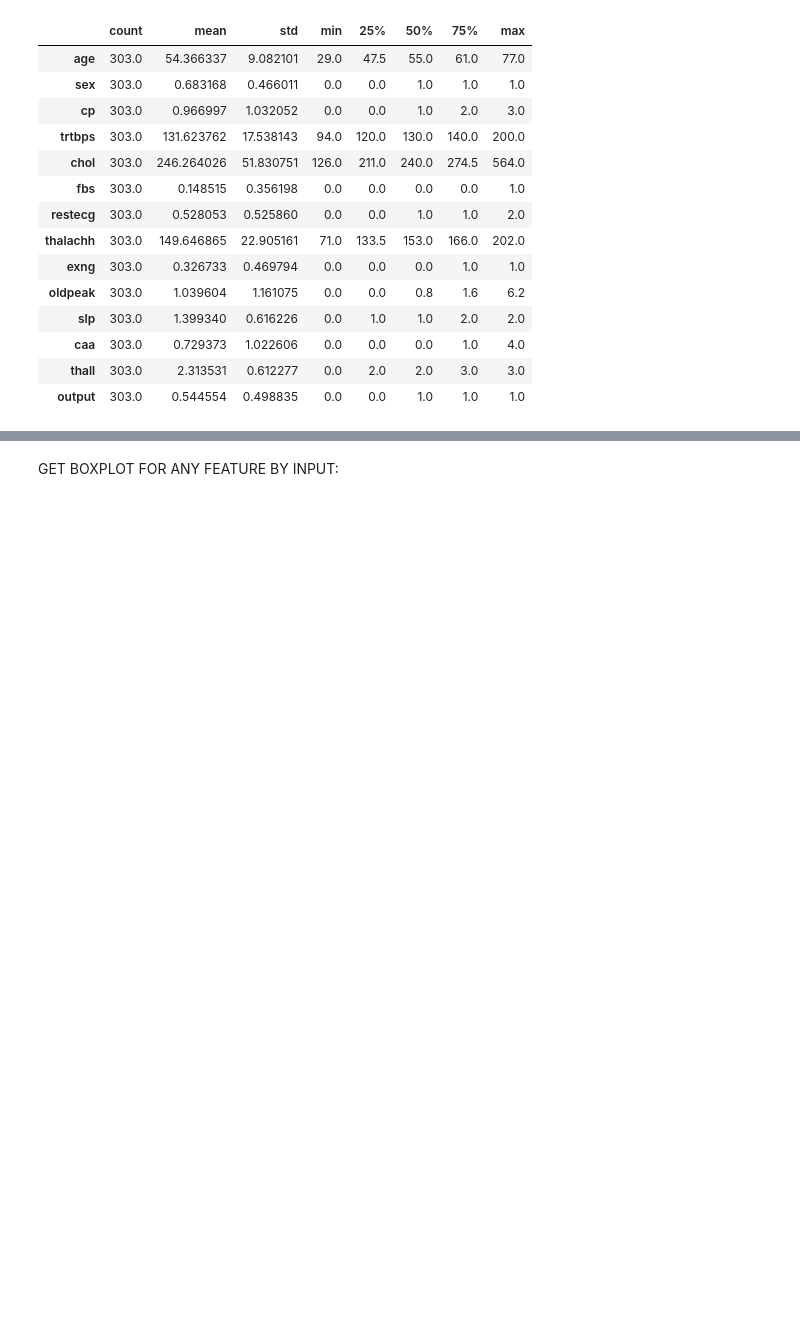
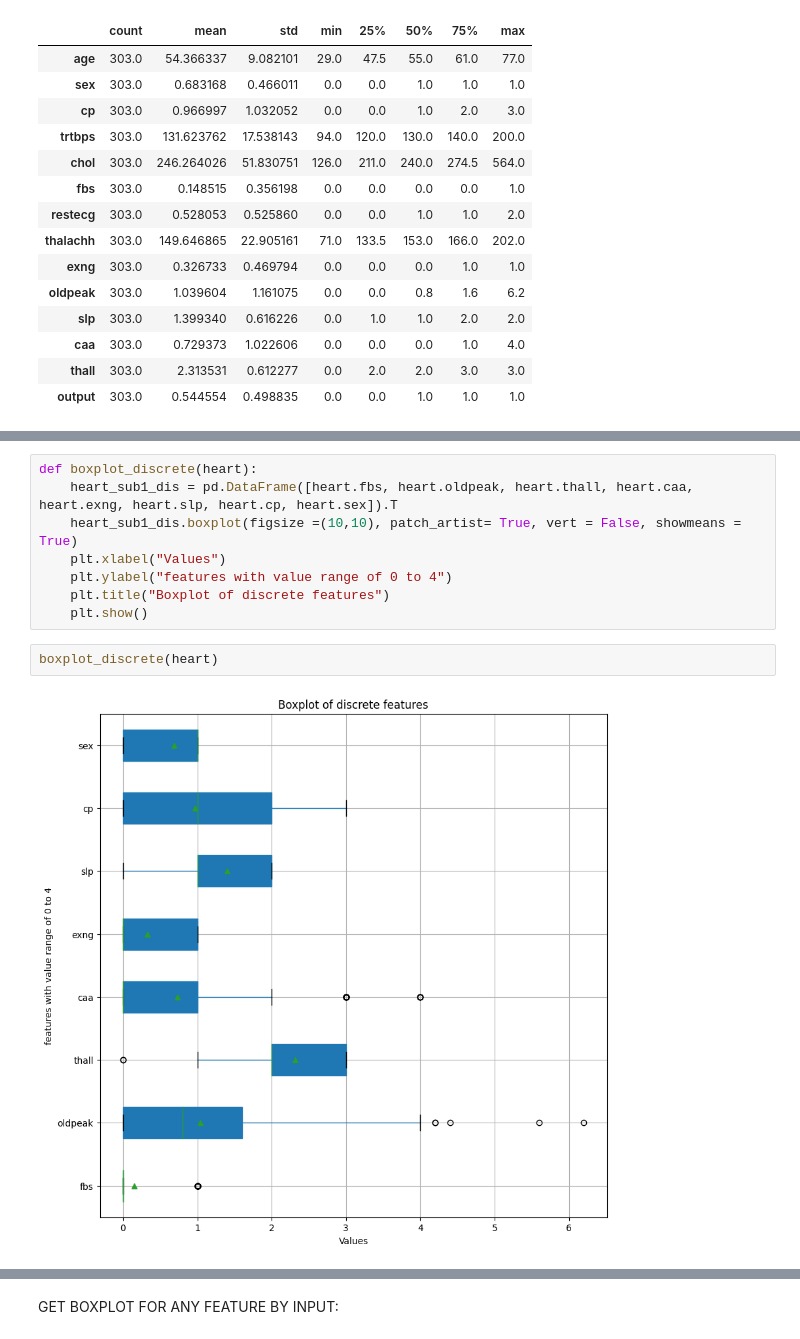
Before and after one commit to kruthi-sb/Cardiac_Events_ML, a Jupyter notebook: preprocessing/outliners.ipynb, the cells around one changed output, grey strips where cells are left out. Saved outputs shown, nothing was run; the diff lists cells and outputs as text; blank space fills up the shorter version.

```diff
--- a/preprocessing/outliners.ipynb
+++ b/preprocessing/outliners.ipynb
@@ -85,0 +74,12 @@ heart.boxplot(figsize=(12,10))
+# %%
+def boxplot_discrete(heart):
+    heart_sub1_dis = pd.DataFrame([heart.fbs, heart.oldpeak, heart.thall, heart.caa, heart.exng, heart.slp, heart.cp, heart.sex]).T
+    heart_sub1_dis.boxplot(figsize =(10,10), patch_artist= True, vert = False, showmeans = True)
+    plt.xlabel("Values")
+    plt.ylabel("features with value range of 0 to 4")
+    plt.title("Boxplot of discrete features")
+    plt.show()
+# %%
+boxplot_discrete(heart)
+# %% [output]
+[figure, added]
```
Also changed, not shown: parts of 19 cells of this notebook.
